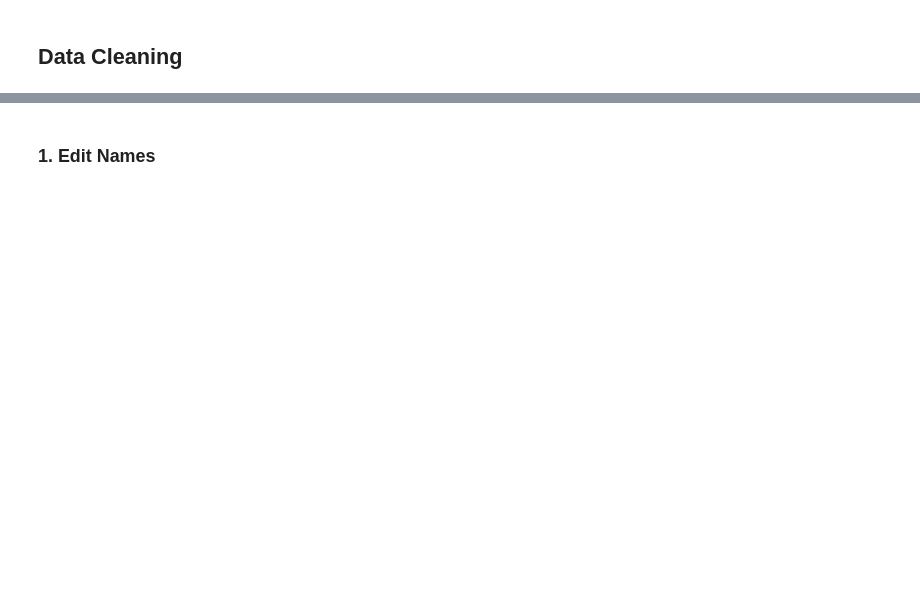
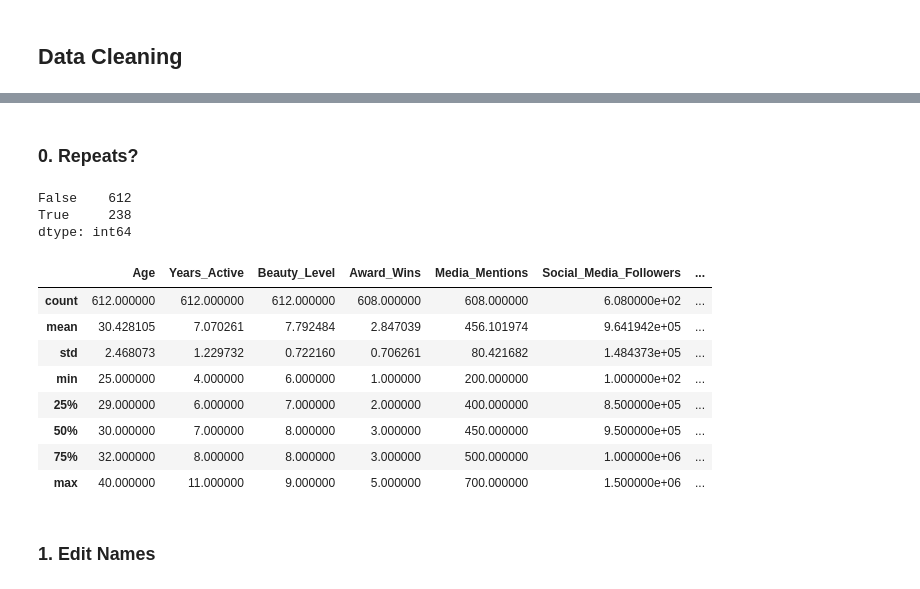
Before and after one commit to soph-colo/data3000-adv-ds, a Jupyter notebook: chatgpt-influencer/notebooks/datacleaning.ipynb, the cells around one changed output, grey strips where cells are left out. Drawn from its saved outputs; the diff is of its cells as text; code cells hidden in the pictures; blank space fills up the shorter version.

```diff
--- a/chatgpt-influencer/notebooks/datacleaning.ipynb
+++ b/chatgpt-influencer/notebooks/datacleaning.ipynb
@@ -9,7 +14,7 @@ import re
 # %%
 fields = ["Name", "Gender", "Age", "Nationality", "Years_Active", "Genre/Niche", "Beauty_Level", "Skills", "Education", "Award_Wins",
           "Media_Mentions","Social_Media_Followers", "Social_Media_Likes", "Network_Size", "MBTI", "Income", "Short_Story"]
-data = pd.read_csv("data/raw/chatgpt_data.csv")
+data = pd.read_csv("data3000-adv-ds/chatgpt-influencer/data/raw/chatgpt_data.csv")
 data.head()
 # %% [output]
 |  | Name | Gender | Age | Nationality | Years_Active | Genre_Niche | Beauty_Level | Skills | Education | ... |
@@ -18,6 +23,27 @@ data.head()
 | 2 | Sophie Garcia | Female | 35 | Spanish | 8 | Beauty & Makeup | 9 | Makeup Artistry, Skincare, Conten... | Master's Degree in Cosmetology | ... |
 | 3 | Ryan Patel | Male | 30 | Indian | 6 | Food & Cooking | 6 | Culinary Skills, Recipe Developme... | Culinary School | ... |
 | 4 | Emma Chen | Female | 25 | Chinese | 4 | Travel & Adventure | 7 | Photography, Writing, Adventure S... | Bachelor's Degree in Journalism | ... |
+# %% [markdown]
+### 0. Repeats?
+# %%
+data.duplicated().value_counts()
+# %% [output]
+False    612
+True     238
+dtype: int64
+# %%
+data = data.drop_duplicates(keep = 'first')
+data.describe()
+# %% [output]
+|  | Age | Years_Active | Beauty_Level | Award_Wins | Media_Mentions | Social_Media_Followers | ... |
+| count | 612.000000 | 612.000000 | 612.000000 | 608.000000 | 608.000000 | 6.080000e+02 | ... |
+| mean | 30.428105 | 7.070261 | 7.792484 | 2.847039 | 456.101974 | 9.641942e+05 | ... |
+| std | 2.468073 | 1.229732 | 0.722160 | 0.706261 | 80.421682 | 1.484373e+05 | ... |
+| min | 25.000000 | 4.000000 | 6.000000 | 1.000000 | 200.000000 | 1.000000e+02 | ... |
+| 25% | 29.000000 | 6.000000 | 7.000000 | 2.000000 | 400.000000 | 8.500000e+05 | ... |
+| 50% | 30.000000 | 7.000000 | 8.000000 | 3.000000 | 450.000000 | 9.500000e+05 | ... |
+| 75% | 32.000000 | 8.000000 | 8.000000 | 3.000000 | 500.000000 | 1.000000e+06 | ... |
+| max | 40.000000 | 11.000000 | 9.000000 | 5.000000 | 700.000000 | 1.500000e+06 | ... |
 # %% [markdown]
 ### 1. Edit Names
 # %%
```
Also changed, not shown: parts of 8 cells of this notebook, 1 other file.
